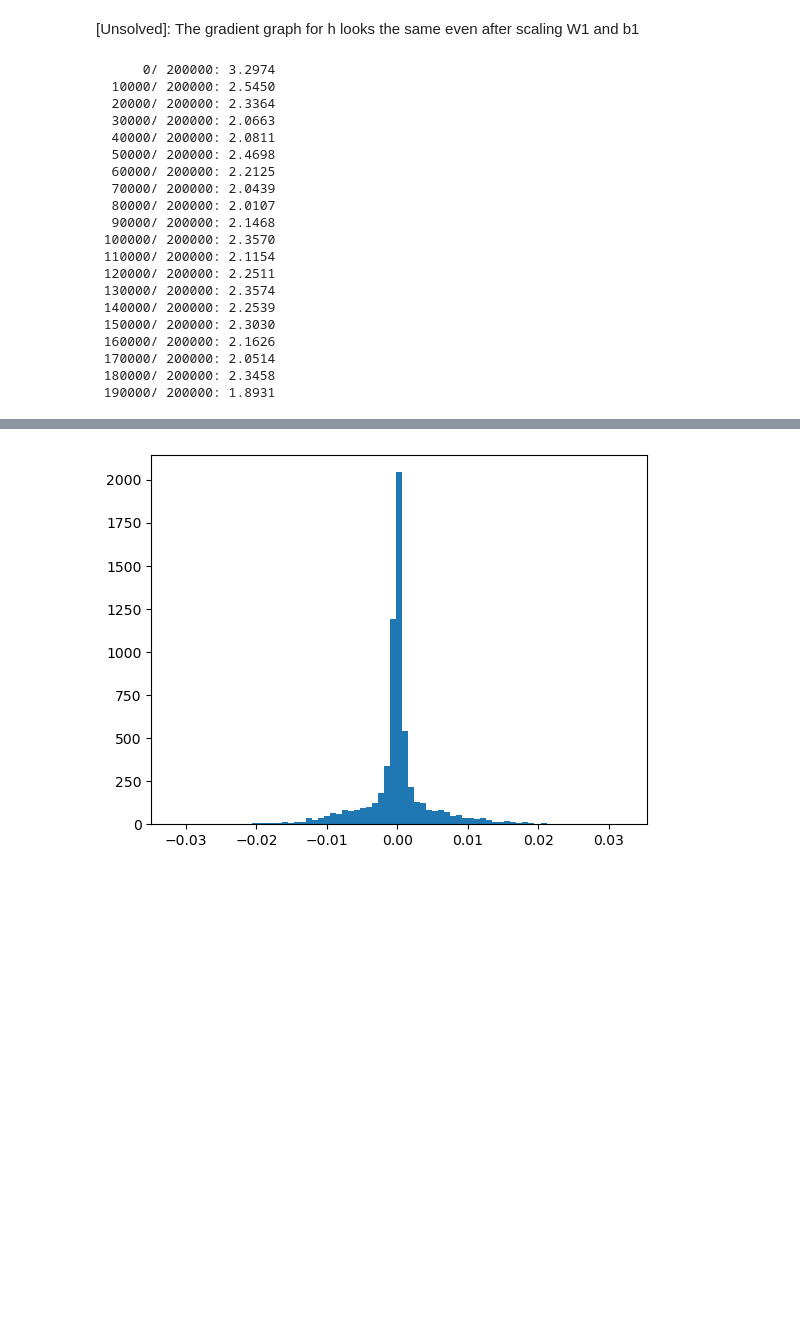
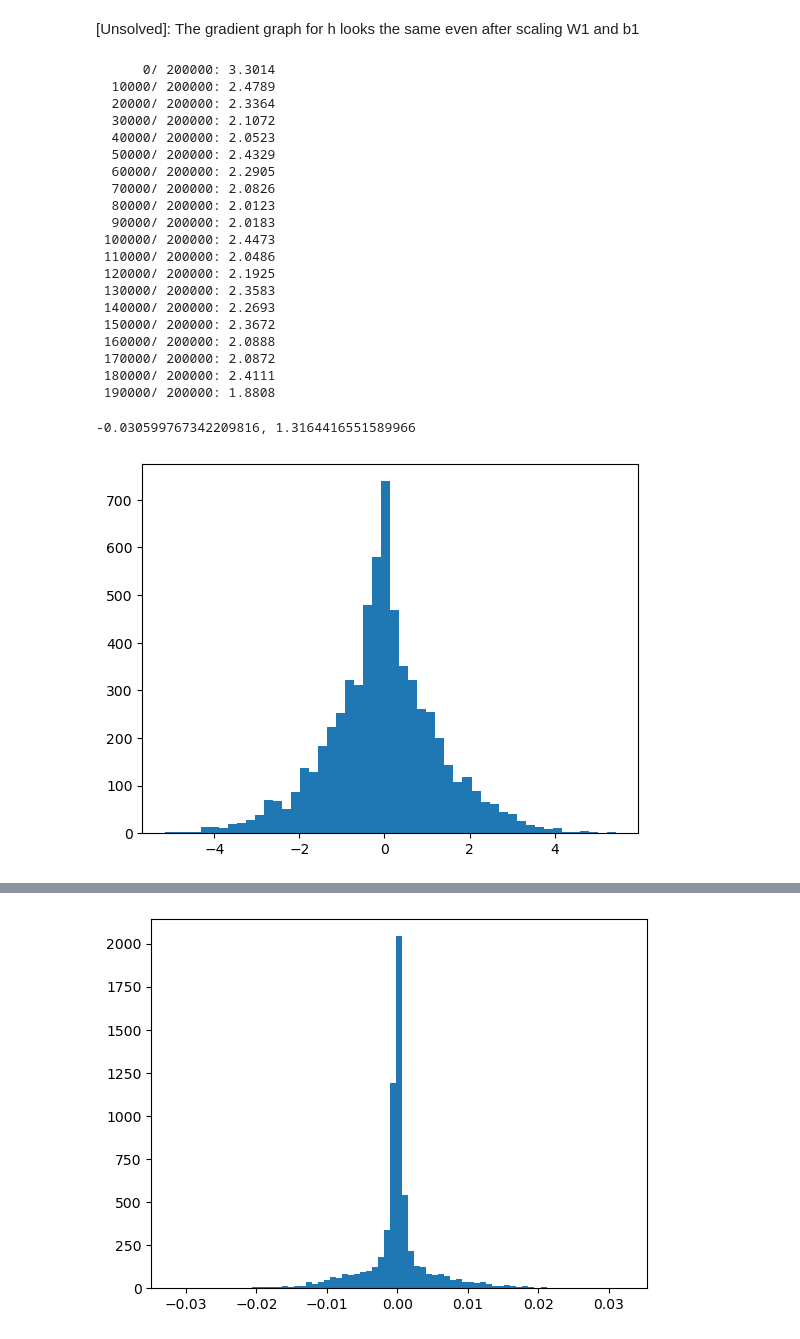
Before and after one commit to kamal-tanwar/makemore, a Jupyter notebook: makemore_part3_practice.ipynb, the cells around one changed output, grey strips where cells are left out. Drawn from its saved outputs; the diff is of its cells as text; code cells hidden in the pictures; blank space fills up the shorter version.

```diff
--- a/makemore_part3_practice.ipynb
+++ b/makemore_part3_practice.ipynb
@@ -65,17 +65,17 @@ n_hidden = 200 # the number of neurons in the hidden layer of the MLP
 
 g = torch.Generator().manual_seed(2147483647) # for reproducibility
 C  = torch.randn((vocab_size, n_embd),            generator=g)
-W1 = torch.randn((n_embd * block_size, n_hidden), generator=g) * 0.02 #*(5/3)/((n_embd * block_size)**0.5)
+W1 = torch.randn((n_embd * block_size, n_hidden), generator=g) *(5/3)/((n_embd * block_size)**0.5) # *0.2
 b1 = torch.randn(n_hidden,                        generator=g) * 0.01
 W2 = torch.randn((n_hidden, vocab_size),          generator=g) * 0.01
 b2 = torch.randn(vocab_size,                      generator=g) * 0
 
-# bngain = torch.ones(1, n_hidden)
-# bnbias = torch.zeros(1, n_hidden)
+bngain = torch.ones(1, n_hidden)
+bnbias = torch.zeros(1, n_hidden)
 # bnmean_running = torch.ones(1, n_hidden)
 # bnstd_running = torch.zeros(1, n_hidden)
 
-parameters = [C, W1, W2, b2]#, bngain, bnbias]
+parameters = [C, W1, W2, b2, bngain, bnbias]
 
 print(sum(p.nelement() for p in parameters)) # number of parameters in total
 for p in parameters:
@@ -113,9 +113,10 @@ for i in range(max_steps):
   embcat = emb.view(emb.shape[0], -1) # concatenate the vectors
   hpreact = embcat @ W1 + b1 # hidden layer pre-activation
 
-  # bnmeani = hpreact.mean(0, keepdims=True)
-  # bnstdi = hpreact.std(0, keepdims=True)
-  # hpreact = bngain * (hpreact - bnmeani)/bnstdi + bnbias
+  bnmeani = hpreact.mean(0, keepdims=True)
+  bnstdi = hpreact.std(0, keepdims=True)
+  # hpreact = (hpreact - bnmeani) / bnstdi
+  hpreact = bngain * (hpreact - bnmeani)/bnstdi + bnbias
 
   # with torch.no_grad():
   #   bnmean_running = 0.999 * bnmean_running + 0.001 * bnmeani
@@ -145,23 +146,30 @@ for i in range(max_steps):
   # if i > 1000:
   #   break
 # %% [output]
-      0/ 200000: 3.2974
-  10000/ 200000: 2.5450
+      0/ 200000: 3.3014
+  10000/ 200000: 2.4789
   20000/ 200000: 2.3364
-  30000/ 200000: 2.0663
-  40000/ 200000: 2.0811
-  50000/ 200000: 2.4698
-  60000/ 200000: 2.2125
-  70000/ 200000: 2.0439
-  80000/ 200000: 2.0107
-  90000/ 200000: 2.1468
- 100000/ 200000: 2.3570
- 110000/ 200000: 2.1154
- 120000/ 200000: 2.2511
- 130000/ 200000: 2.3574
- 140000/ 200000: 2.2539
- 150000/ 200000: 2.3030
- 160000/ 200000: 2.1626
- 170000/ 200000: 2.0514
- 180000/ 200000: 2.3458
- 190000/ 200000: 1.8931
+  30000/ 200000: 2.1072
+  40000/ 200000: 2.0523
+  50000/ 200000: 2.4329
+  60000/ 200000: 2.2905
+  70000/ 200000: 2.0826
+  80000/ 200000: 2.0123
+  90000/ 200000: 2.0183
+ 100000/ 200000: 2.4473
+ 110000/ 200000: 2.0486
+ 120000/ 200000: 2.1925
+ 130000/ 200000: 2.3583
+ 140000/ 200000: 2.2693
+ 150000/ 200000: 2.3672
+ 160000/ 200000: 2.0888
+ 170000/ 200000: 2.0872
+ 180000/ 200000: 2.4111
+ 190000/ 200000: 1.8808
+# %%
+# hpreact with bngain and bnbias
+plt.hist(hpreact.view(-1).tolist(), bins=50);
+print(f'{hpreact.mean().item()}, {hpreact.std().item()}')
+# %% [output]
+-0.030599767342209816, 1.3164416551589966
+[figure, added]
```
Also changed, not shown: parts of 10 cells of this notebook.
